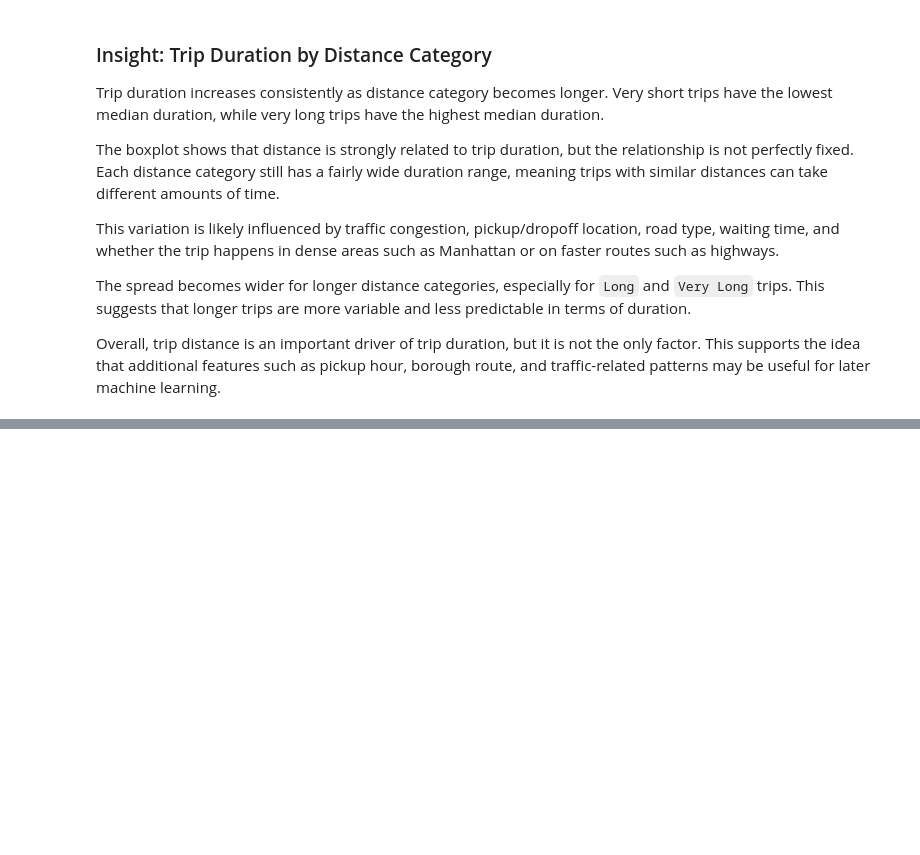
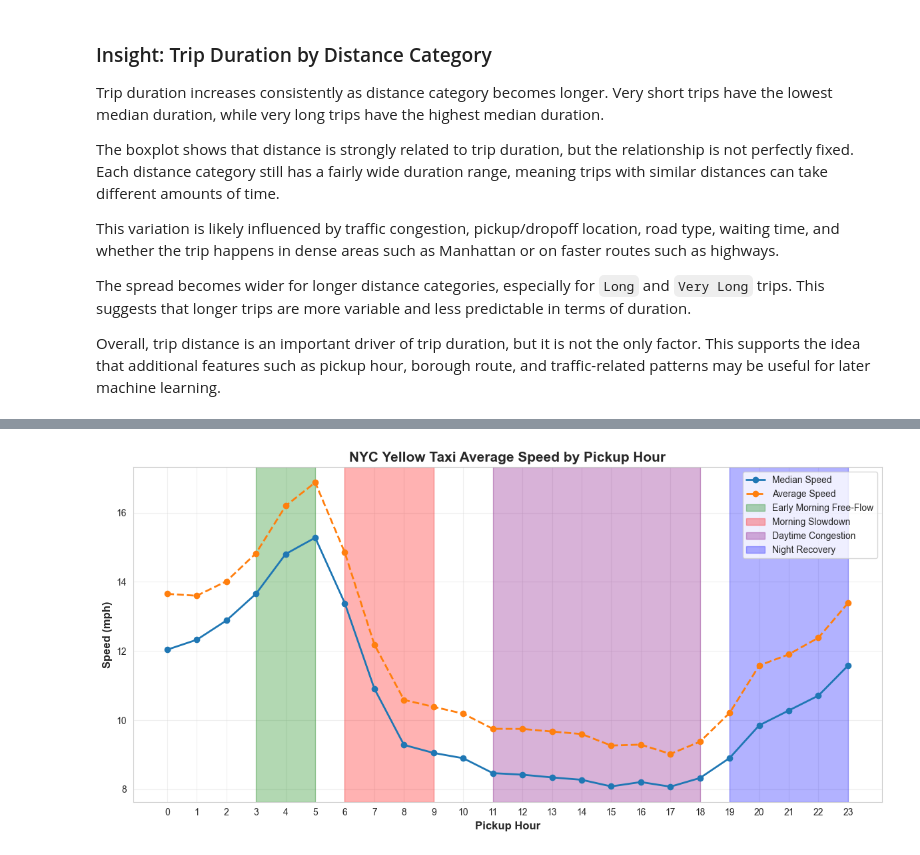
Before and after one commit to fathirrizkifadillah/NYC-Yellow-Taxi-Trip-Analysis, a Jupyter notebook: main.ipynb, the cells around one changed output, grey strips where cells are left out. Cells and saved outputs as stored; diff of their text form; code cells hidden in the pictures; blank space fills up the shorter version.

Commit message:
3.10 : NYC Yellow Taxi Average Speed by Pickup Hour

```diff
--- a/main.ipynb
+++ b/main.ipynb
@@ -1154,0 +1157,17 @@ Overall, trip distance is an important driver of trip duration, but it is not th
+# %%
+hourly_speed = (
+    df_eda[
+        (df_eda["speed_mph"] > 0) &
+        (df_eda["speed_mph"] <= df_eda["speed_mph"].quantile(0.99))
+    ]
+    .groupby("pickup_hour")
+    .agg(
+        trip_count=("pickup_hour", "size"),
+        median_speed_mph=("speed_mph", "median"),
+        avg_speed_mph=("speed_mph", "mean")
+    )
+    .reset_index()
+    .sort_values("pickup_hour")
+)
+
+hourly_speed
@@ -1154,0 +1192,50 @@ Overall, trip distance is an important driver of trip duration, but it is not th
+# %%
+fig, ax = plt.subplots(figsize=(12, 6))
+
+ax.plot(
+    hourly_speed["pickup_hour"],
+    hourly_speed["median_speed_mph"],
+    marker="o",
+    linewidth=2,
+    label="Median Speed",
+    color="#1f77b4"
+)
+
+ax.plot(
+    hourly_speed["pickup_hour"],
+    hourly_speed["avg_speed_mph"],
+    marker="o",
+    linewidth=2,
+    linestyle="--",
+    label="Average Speed",
+    color="#ff7f0e"
+)
+
+ax.axvspan(3, 5, color="green", alpha=0.3, label="Early Morning Free-Flow")
+ax.axvspan(6, 9, color="red", alpha=0.3, label="Morning Slowdown")
+ax.axvspan(11, 18, color="purple", alpha=0.30, label="Daytime Congestion")
+ax.axvspan(19, 23, color="blue", alpha=0.3, label="Night Recovery")
+
+ax.set_title(
+    "NYC Yellow Taxi Average Speed by Pickup Hour",
+    fontsize=15,
+    fontweight="bold"
+)
+
+ax.set_xlabel("Pickup Hour", fontsize=12, fontweight="bold")
+ax.set_ylabel("Speed (mph)", fontsize=12, fontweight="bold")
+ax.set_xticks(range(0, 24))
+ax.grid(True, alpha=0.3)
+ax.legend()
+
+plt.tight_layout()
+
+filepath = os.path.join(
+    "img",
+    "NYC_Yellow_Taxi_Average_Speed_by_Pickup_Hour.png"
+)
+
+plt.savefig(filepath, dpi=300, bbox_inches="tight", facecolor="white")
+plt.show()
+# %% [output]
+[figure, added]
```
Also changed, not shown: parts of 2 cells of this notebook, 1 other file.
